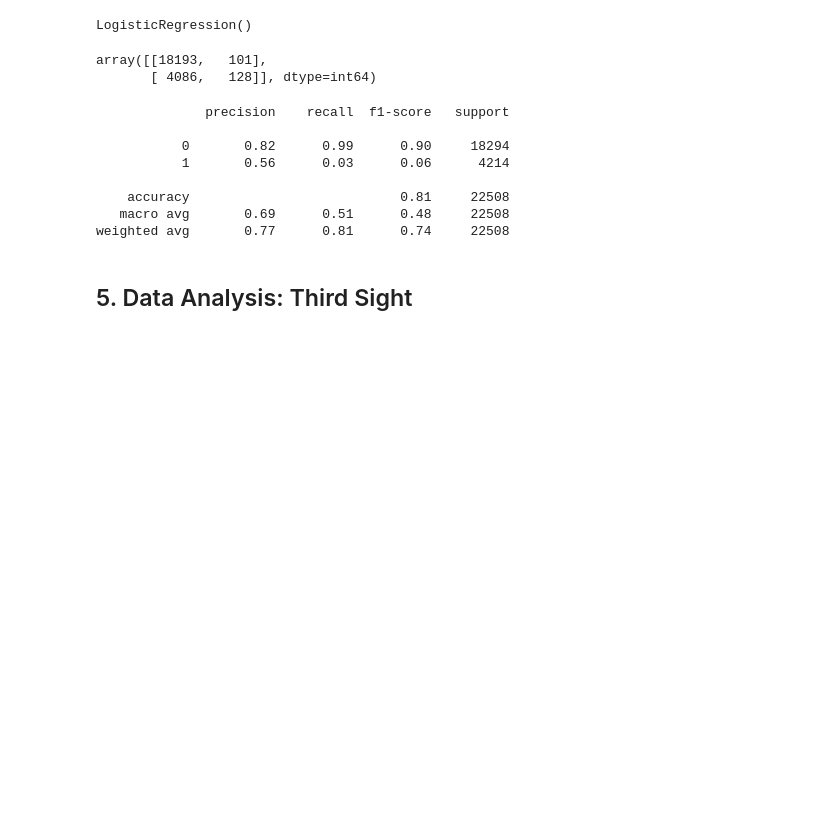
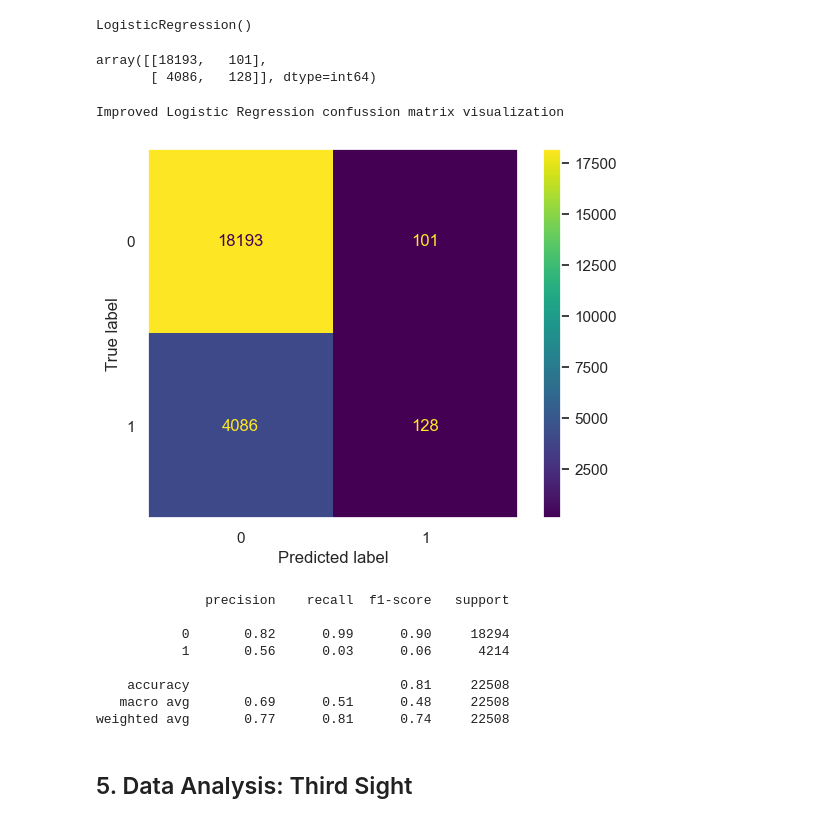
Before and after one commit to Diego-Hiriart/challenge_MLE-Diego-Hiriart, a Jupyter notebook: challenge/exploration.ipynb, the cells around one changed output. Drawn from its saved outputs; the diff is of its cells as text; code cells hidden in the pictures; blank space fills up the shorter version.

```diff
--- a/challenge/exploration.ipynb
+++ b/challenge/exploration.ipynb
@@ -413,6 +423,15 @@ confusion_matrix(y_test, reg_y_preds)
 # %% [output]
 array([[18193,   101],
        [ 4086,   128]], dtype=int64)
+# %%
+print("Improved Logistic Regression confussion matrix visualization")
+cm_logr = confusion_matrix(y_test, reg_y_preds)
+disp = ConfusionMatrixDisplay(confusion_matrix=cm_logr)
+disp.plot()
+plt.grid(False)
+# %% [output]
+Improved Logistic Regression confussion matrix visualization
+[figure, added]
 # %%
 print(classification_report(y_test, reg_y_preds))
 # %% [output]
```
Also changed, not shown: parts of 7 cells of this notebook, 3 other files.
